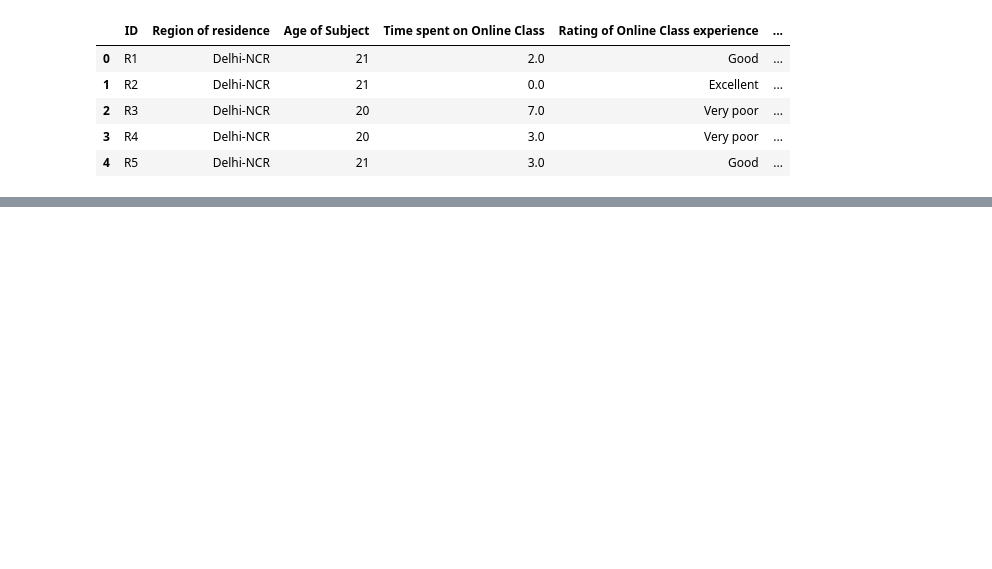
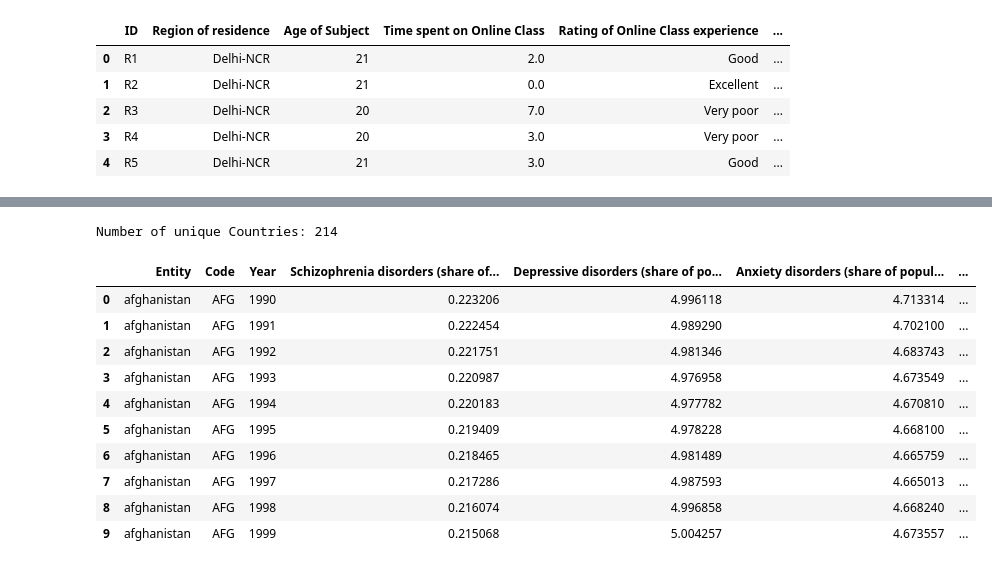
Before and after one commit to nchakicherla/ucb-dataviz-project1-group7, a Jupyter notebook: data_code_cleanup.ipynb, the cells around one changed output, grey strips where cells are left out. Drawn from its saved outputs; the diff is of its cells as text; code cells hidden in the pictures; blank space fills up the shorter version.

Commit message:
Adding code for happiness data to be cleand up

```diff
--- a/data_code_cleanup.ipynb
+++ b/data_code_cleanup.ipynb
@@ -42,0 +92,25 @@ df_student_survey.head()
+# %%
+
+df_new_wh = pd.DataFrame(df_world_health)
+
+df_new_wh['Entity'] = df_new_wh['Entity'].str.strip().str.lower()
+df_new_wh = df_new_wh['Entity'].value_counts()
+
+# duplicates = df_new_wh.duplicated(subset=["Entity", "Year"], keep=False)
+
+
+print(f"Number of unique Countries: {df_new_wh.count()}")
+df_world_health.head(10)
+# %% [output]
+Number of unique Countries: 214
+|  | Entity | Code | Year | Schizophrenia disorders (share of... | Depressive disorders (share of po... | Anxiety disorders (share of popul... | ... |
+| 0 | afghanistan | AFG | 1990 | 0.223206 | 4.996118 | 4.713314 | ... |
+| 1 | afghanistan | AFG | 1991 | 0.222454 | 4.989290 | 4.702100 | ... |
+| 2 | afghanistan | AFG | 1992 | 0.221751 | 4.981346 | 4.683743 | ... |
+| 3 | afghanistan | AFG | 1993 | 0.220987 | 4.976958 | 4.673549 | ... |
+| 4 | afghanistan | AFG | 1994 | 0.220183 | 4.977782 | 4.670810 | ... |
+| 5 | afghanistan | AFG | 1995 | 0.219409 | 4.978228 | 4.668100 | ... |
+| 6 | afghanistan | AFG | 1996 | 0.218465 | 4.981489 | 4.665759 | ... |
+| 7 | afghanistan | AFG | 1997 | 0.217286 | 4.987593 | 4.665013 | ... |
+| 8 | afghanistan | AFG | 1998 | 0.216074 | 4.996858 | 4.668240 | ... |
+| 9 | afghanistan | AFG | 1999 | 0.215068 | 5.004257 | 4.673557 | ... |
```
Also changed, not shown: parts of 12 cells of this notebook.
